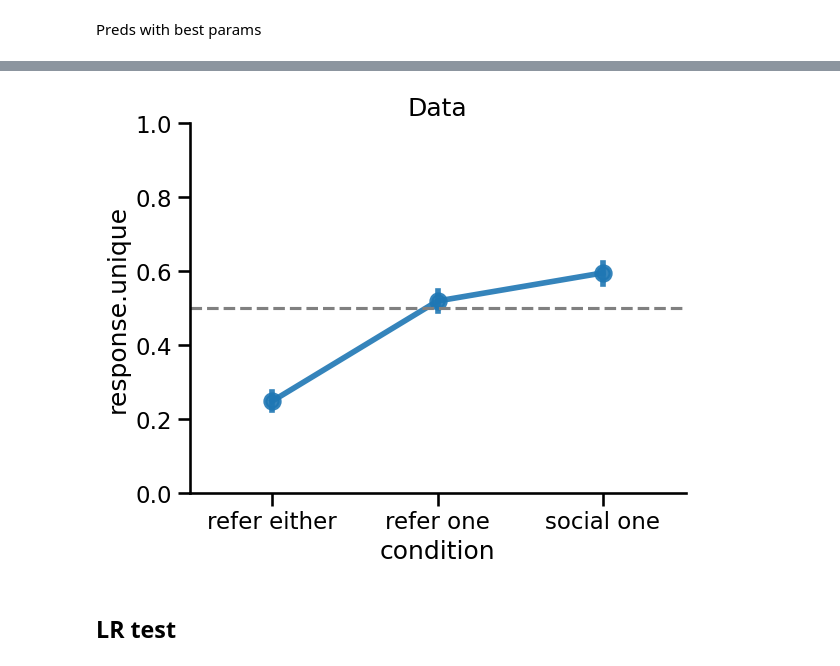
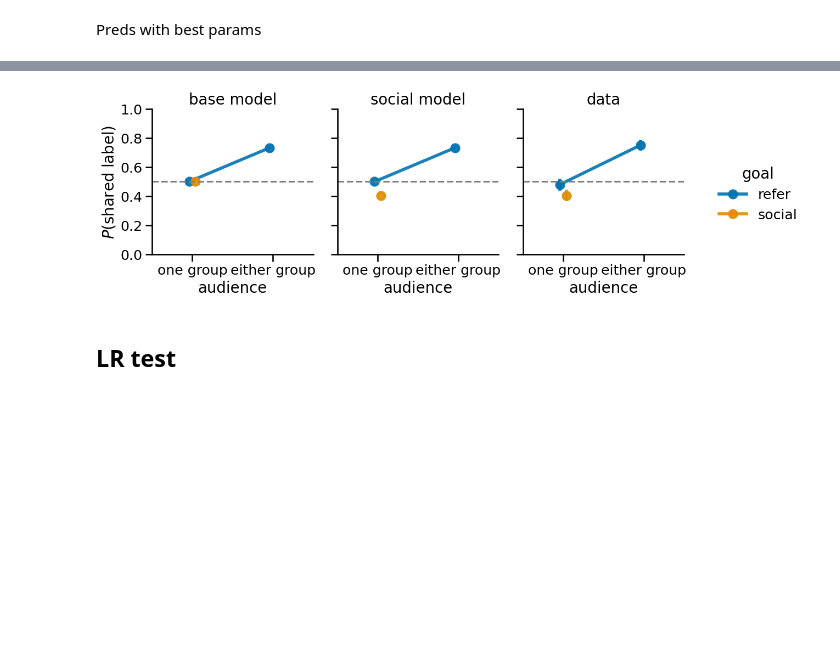
Before and after one commit to aliciamchen/code-switching, a Jupyter notebook: model/fit-predict-3pp-red-blue-shared-unique.ipynb, the cells around one changed output, grey strips where cells are left out. Saved outputs shown, nothing was run; the diff lists cells and outputs as text; code cells hidden in the pictures; blank space fills up the shorter version.

```diff
--- a/model/fit-predict-3pp-red-blue-shared-unique.ipynb
+++ b/model/fit-predict-3pp-red-blue-shared-unique.ipynb
@@ -19,7 +19,7 @@ from tqdm import tqdm
 import utils
 
 pd.set_option('future.no_silent_downcasting', True)
-sns.set_context('talk')
+sns.set_context('talk', font_scale=1.1)
 # %% [markdown]
 ## Model
 # %%
@@ -366,17 +374,31 @@ plt.show()
-# %%
-g = sns.pointplot(
-    data=data,
-    x="condition",
-    y="response.unique",
-    errorbar="ci",
-    alpha=0.9,
-    order=["refer either", "refer one", "social one"],
-)
-g.set(ylim=(0, 1), title="Data")
-g.axhline(0.5, ls="--", color="gray")
-sns.despine()
-# %% [output]
-[figure, removed]
+# %%
+g = sns.FacetGrid(
+    preds_df,
+    col="model",
+    margin_titles=True,
+    height=4.3,
+    aspect=0.9
+)
+g.map_dataframe(
+    sns.pointplot,
+    x="audience",
+    y="p_shared",
+    order=["one group", "either group"],
+    hue="goal",
+    palette="colorblind",
+    dodge=0.08,
+    alpha=0.9
+)
+g.set_titles(col_template="{col_name}", row_template="{row_name} label")
+g.set(ylim=(0, 1), ylabel="$P(\\text{shared label})$")
+for ax in g.axes.flat:
+    ax.axhline(0.5, ls="--", color="gray")
+g.add_legend(title="goal", bbox_to_anchor=(1.01, 0.5))
+
+plt.savefig("3pp_red_blue_shared_unique.pdf")
+plt.show()
+# %% [output]
+[figure, added]
 # %% [markdown]
 ## LR test
 # %%
```
Also changed, not shown: parts of 7 cells of this notebook, 6 other files.
